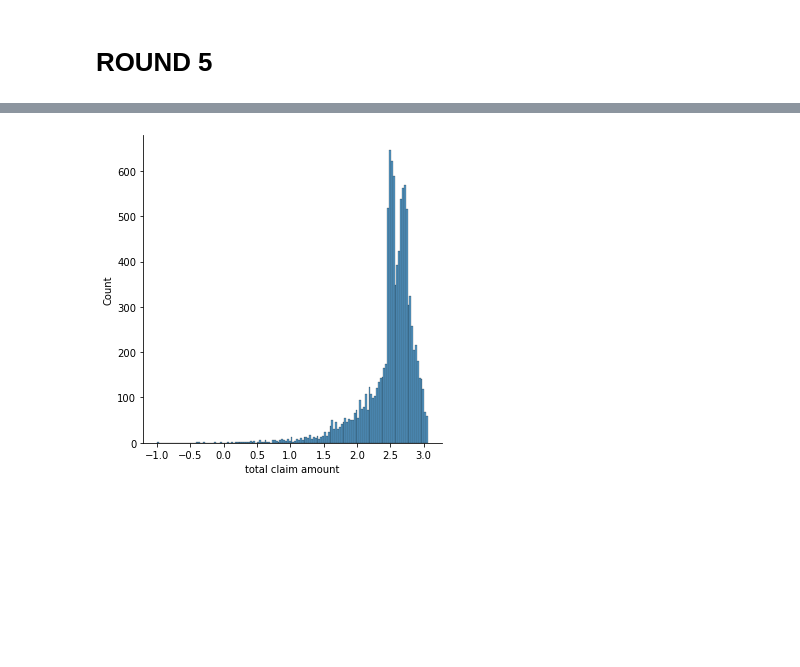
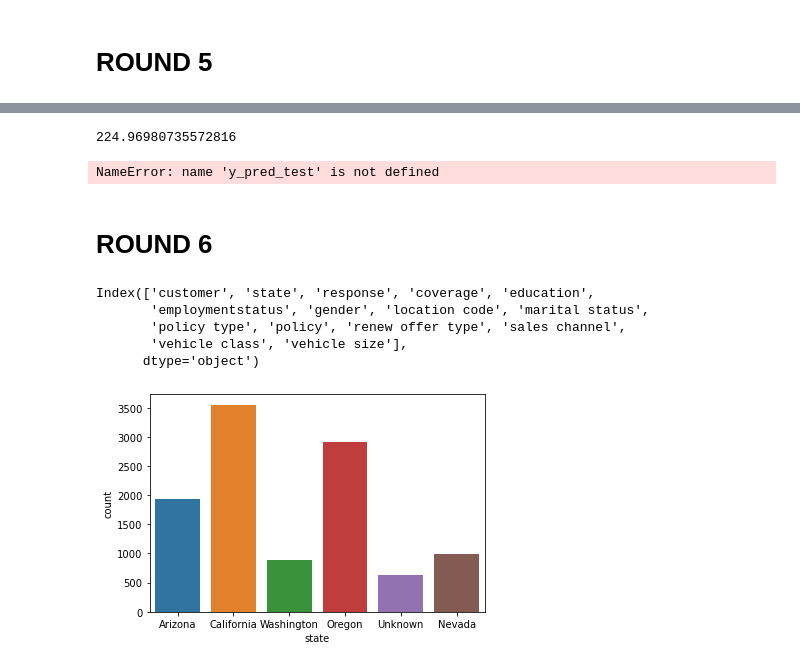
Before and after one commit to audedef/lab-customer-analysis-round-2, a Jupyter notebook: ex-lab-customer-analysis.ipynb, the cells around one changed output, grey strips where cells are left out. Saved outputs shown, nothing was run; the diff lists cells and outputs as text; code cells hidden in the pictures; blank space fills up the shorter version.

Commit message:
final rounds

```diff
--- a/ex-lab-customer-analysis.ipynb
+++ b/ex-lab-customer-analysis.ipynb
@@ -636,7 +680,27 @@ lower_limit = np.percentile(df['total claim amount'],20) - 1.5*iqr
 # %%
-df_no_outliers = df[(df['total claim amount']>lower_limit) & (df['total claim amount']<upper_limit)]
-total_claim_log = df_no_outliers['total claim amount'].apply(lambda x :log_transfom_clean(x))
-sns.displot(total_claim_log)
-plt.show()
+#df_no_outliers = df[(df['total claim amount']>lower_limit) & (df['total claim amount']<upper_limit)]
+#total_claim_log = df_no_outliers['total claim amount'].apply(lambda x :log_transfom_clean(x))
+#sns.displot(total_claim_log)
+#plt.show()
-# %% [output]
-[figure, removed]
+# %%
+np.sqrt(mean_squared_error(y_test,y_test_pred))   # MSE -> RMSE
+# %% [output]
+224.96980735572816
+# %%
+from sklearn.metrics import mean_absolute_error, r2_score
+
+mae = mean_absolute_error(y_test, y_pred_test)
+# %% [output]
+NameError: name 'y_pred_test' is not defined
+# %% [markdown]
+# ROUND 6
+# %%
+# The performance of the model is not so bad but is far from perfect...
+# let's use categorical values to improve our linear model
+df_categorical.columns
+# %% [output]
+Index(['customer', 'state', 'response', 'coverage', 'education',
+       'employmentstatus', 'gender', 'location code', 'marital status',
+       'policy type', 'policy', 'renew offer type', 'sales channel',
+       'vehicle class', 'vehicle size'],
+      dtype='object')
@@ -642,0 +709,5 @@ plt.show()
+# %%
+sns.countplot(x="state", data=df)
+plt.show()
+# %% [output]
+[figure, added]
```
Also changed, not shown: parts of 75 cells of this notebook.
